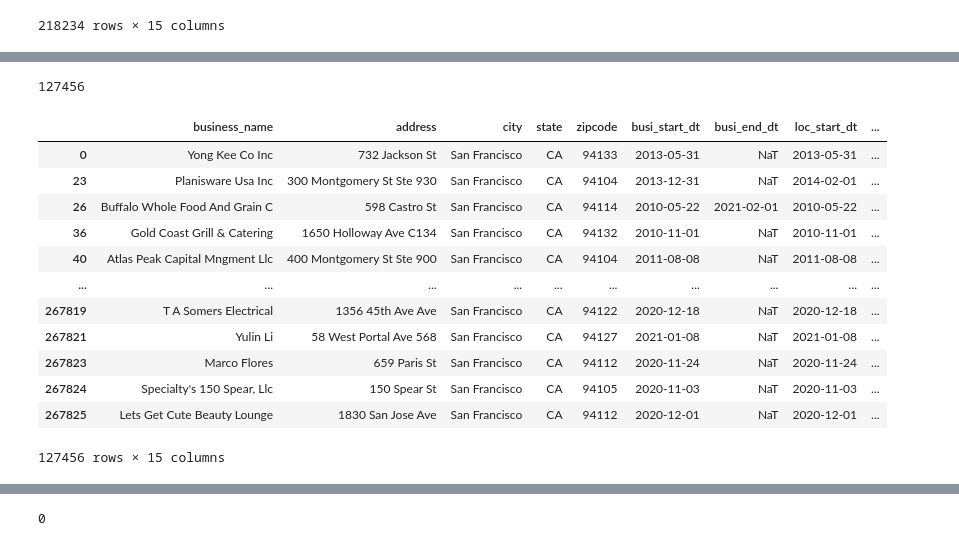
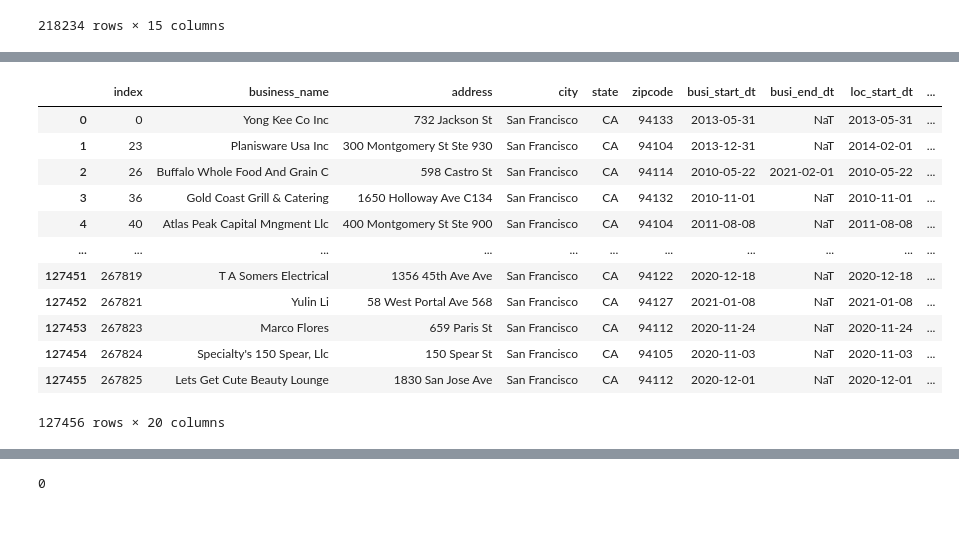
Before and after one commit to katrinan029/project-shutdown, a Jupyter notebook: data/database.ipynb, the cells around one changed output, grey strips where cells are left out. Saved outputs shown, nothing was run; the diff lists cells and outputs as text; code cells hidden in the pictures.

```diff
--- a/data/database.ipynb
+++ b/data/database.ipynb
@@ -228,8 +228,8 @@ merged_df
 218234 rows × 15 columns
 # %%
 # #extract year from date format
-# sf_df['busi_start_yr'] = pd.DatetimeIndex(sf_df['busi_start_dt']).year
-# sf_df['busi_end_yr'] = pd.DatetimeIndex(sf_df['busi_end_dt']).year
-# sf_df['loc_start_yr'] = pd.DatetimeIndex(sf_df['loc_start_dt']).year
-# sf_df['loc_end_yr'] = pd.DatetimeIndex(sf_df['loc_end_dt']).year
-# sf_df.head()
+merged_df['busi_start_yr'] = pd.DatetimeIndex(merged_df['busi_start_dt']).year
+merged_df['busi_end_yr'] = pd.DatetimeIndex(merged_df['busi_end_dt']).year
+merged_df['loc_start_yr'] = pd.DatetimeIndex(merged_df['loc_start_dt']).year
+merged_df['loc_end_yr'] = pd.DatetimeIndex(merged_df['loc_end_dt']).year
+merged_df
@@ -236,22 +250,20 @@ merged_df
 # %%
 count2018 = merged_df[pd.DatetimeIndex(merged_df['busi_start_dt']).year >2009]
 count2018['busi_start_dt'].count()
-# %% [output]
-127456
 # %%
-merged_df = merged_df.loc[ merged_df['busi_start_dt'].dt.year > 2009]
+merged_df = merged_df.loc[ merged_df['busi_start_yr'] > 2009].reset_index()
 merged_df
 # %% [output]
-|  | business_name | address | city | state | zipcode | busi_start_dt | busi_end_dt | loc_start_dt | ... |
-| 0 | Yong Kee Co Inc | 732 Jackson St | San Francisco | CA | 94133 | 2013-05-31 | NaT | 2013-05-31 | ... |
-| 23 | Planisware Usa Inc | 300 Montgomery St Ste 930 | San Francisco | CA | 94104 | 2013-12-31 | NaT | 2014-02-01 | ... |
-| 26 | Buffalo Whole Food And Grain C | 598 Castro St | San Francisco | CA | 94114 | 2010-05-22 | 2021-02-01 | 2010-05-22 | ... |
-| 36 | Gold Coast Grill & Catering | 1650 Holloway Ave C134 | San Francisco | CA | 94132 | 2010-11-01 | NaT | 2010-11-01 | ... |
-| 40 | Atlas Peak Capital Mngment Llc | 400 Montgomery St Ste 900 | San Francisco | CA | 94104 | 2011-08-08 | NaT | 2011-08-08 | ... |
-| ... | ... | ... | ... | ... | ... | ... | ... | ... | ... |
-| 267819 | T A Somers Electrical | 1356 45th Ave Ave | San Francisco | CA | 94122 | 2020-12-18 | NaT | 2020-12-18 | ... |
-| 267821 | Yulin Li | 58 West Portal Ave 568 | San Francisco | CA | 94127 | 2021-01-08 | NaT | 2021-01-08 | ... |
-| 267823 | Marco Flores | 659 Paris St | San Francisco | CA | 94112 | 2020-11-24 | NaT | 2020-11-24 | ... |
-| 267824 | Specialty's 150 Spear, Llc | 150 Spear St | San Francisco | CA | 94105 | 2020-11-03 | NaT | 2020-11-03 | ... |
-| 267825 | Lets Get Cute Beauty Lounge | 1830 San Jose Ave | San Francisco | CA | 94112 | 2020-12-01 | NaT | 2020-12-01 | ... |
+|  | index | business_name | address | city | state | zipcode | busi_start_dt | busi_end_dt | loc_start_dt | ... |
+| 0 | 0 | Yong Kee Co Inc | 732 Jackson St | San Francisco | CA | 94133 | 2013-05-31 | NaT | 2013-05-31 | ... |
+| 1 | 23 | Planisware Usa Inc | 300 Montgomery St Ste 930 | San Francisco | CA | 94104 | 2013-12-31 | NaT | 2014-02-01 | ... |
+| 2 | 26 | Buffalo Whole Food And Grain C | 598 Castro St | San Francisco | CA | 94114 | 2010-05-22 | 2021-02-01 | 2010-05-22 | ... |
+| 3 | 36 | Gold Coast Grill & Catering | 1650 Holloway Ave C134 | San Francisco | CA | 94132 | 2010-11-01 | NaT | 2010-11-01 | ... |
+| 4 | 40 | Atlas Peak Capital Mngment Llc | 400 Montgomery St Ste 900 | San Francisco | CA | 94104 | 2011-08-08 | NaT | 2011-08-08 | ... |
+| ... | ... | ... | ... | ... | ... | ... | ... | ... | ... | ... |
+| 127451 | 267819 | T A Somers Electrical | 1356 45th Ave Ave | San Francisco | CA | 94122 | 2020-12-18 | NaT | 2020-12-18 | ... |
+| 127452 | 267821 | Yulin Li | 58 West Portal Ave 568 | San Francisco | CA | 94127 | 2021-01-08 | NaT | 2021-01-08 | ... |
+| 127453 | 267823 | Marco Flores | 659 Paris St | San Francisco | CA | 94112 | 2020-11-24 | NaT | 2020-11-24 | ... |
+| 127454 | 267824 | Specialty's 150 Spear, Llc | 150 Spear St | San Francisco | CA | 94105 | 2020-11-03 | NaT | 2020-11-03 | ... |
+| 127455 | 267825 | Lets Get Cute Beauty Lounge | 1830 San Jose Ave | San Francisco | CA | 94112 | 2020-12-01 | NaT | 2020-12-01 | ... |
-127456 rows × 15 columns
+127456 rows × 20 columns
```
Also changed, not shown: parts of 6 cells of this notebook, 1 other file.
